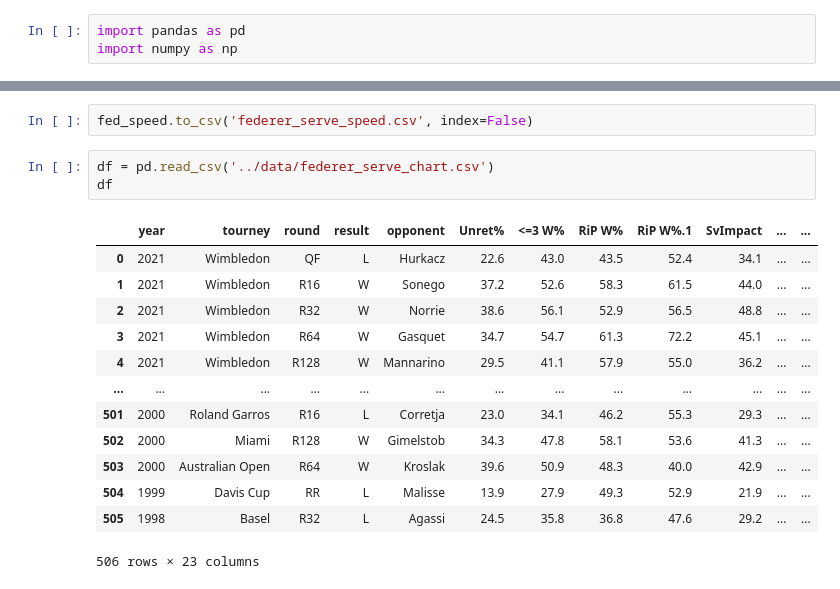
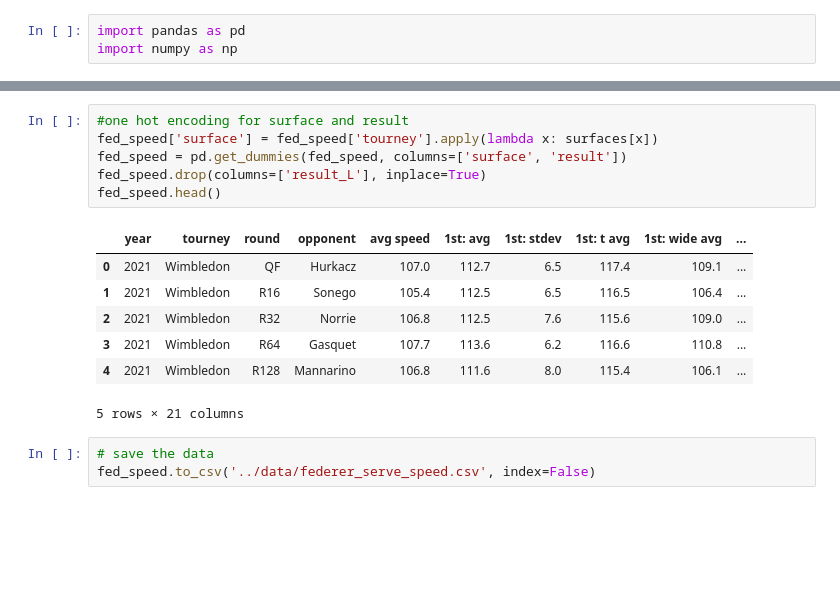
Before and after one commit to altairaguelo/tennis_serve_data_analysis, a Jupyter notebook: data-cleaning/fed_data_cleaining.ipynb, the cells around one changed output, grey strips where cells are left out. Cells and saved outputs as stored; diff of their text form; blank space fills up the shorter version.

```diff
--- a/data-cleaning/fed_data_cleaining.ipynb
+++ b/data-cleaning/fed_data_cleaining.ipynb
@@ -99,19 +195,17 @@ fed_speed
+# %%
+#one hot encoding for surface and result
+fed_speed['surface'] = fed_speed['tourney'].apply(lambda x: surfaces[x])
+fed_speed = pd.get_dummies(fed_speed, columns=['surface', 'result'])
+fed_speed.drop(columns=['result_L'], inplace=True)
+fed_speed.head()
+# %% [output]
+|  | year | tourney | round | opponent | avg speed | 1st: avg | 1st: stdev | 1st: t avg | 1st: wide avg | ... |
+| 0 | 2021 | Wimbledon | QF | Hurkacz | 107.0 | 112.7 | 6.5 | 117.4 | 109.1 | ... |
+| 1 | 2021 | Wimbledon | R16 | Sonego | 105.4 | 112.5 | 6.5 | 116.5 | 106.4 | ... |
+| 2 | 2021 | Wimbledon | R32 | Norrie | 106.8 | 112.5 | 7.6 | 115.6 | 109.0 | ... |
+| 3 | 2021 | Wimbledon | R64 | Gasquet | 107.7 | 113.6 | 6.2 | 116.6 | 110.8 | ... |
+| 4 | 2021 | Wimbledon | R128 | Mannarino | 106.8 | 111.6 | 8.0 | 115.4 | 106.1 | ... |
+5 rows × 21 columns
 # %%
-fed_speed.to_csv('federer_serve_speed.csv', index=False)
+# save the data
+fed_speed.to_csv('../data/federer_serve_speed.csv', index=False)
-# %%
-df = pd.read_csv('../data/federer_serve_chart.csv')
-df
-# %% [output]
-|  | year | tourney | round | result | opponent | Unret% | <=3 W% | RiP W% | RiP W%.1 | SvImpact | ... | ... |
-| 0 | 2021 | Wimbledon | QF | L | Hurkacz | 22.6 | 43.0 | 43.5 | 52.4 | 34.1 | ... | ... |
-| 1 | 2021 | Wimbledon | R16 | W | Sonego | 37.2 | 52.6 | 58.3 | 61.5 | 44.0 | ... | ... |
-| 2 | 2021 | Wimbledon | R32 | W | Norrie | 38.6 | 56.1 | 52.9 | 56.5 | 48.8 | ... | ... |
-| 3 | 2021 | Wimbledon | R64 | W | Gasquet | 34.7 | 54.7 | 61.3 | 72.2 | 45.1 | ... | ... |
-| 4 | 2021 | Wimbledon | R128 | W | Mannarino | 29.5 | 41.1 | 57.9 | 55.0 | 36.2 | ... | ... |
-| ... | ... | ... | ... | ... | ... | ... | ... | ... | ... | ... | ... | ... |
-| 501 | 2000 | Roland Garros | R16 | L | Corretja | 23.0 | 34.1 | 46.2 | 55.3 | 29.3 | ... | ... |
-| 502 | 2000 | Miami | R128 | W | Gimelstob | 34.3 | 47.8 | 58.1 | 53.6 | 41.3 | ... | ... |
-| 503 | 2000 | Australian Open | R64 | W | Kroslak | 39.6 | 50.9 | 48.3 | 40.0 | 42.9 | ... | ... |
-| 504 | 1999 | Davis Cup | RR | L | Malisse | 13.9 | 27.9 | 49.3 | 52.9 | 21.9 | ... | ... |
-| 505 | 1998 | Basel | R32 | L | Agassi | 24.5 | 35.8 | 36.8 | 47.6 | 29.2 | ... | ... |
-506 rows × 23 columns
```
Also changed, not shown: parts of 24 cells of this notebook, 3 other files.
